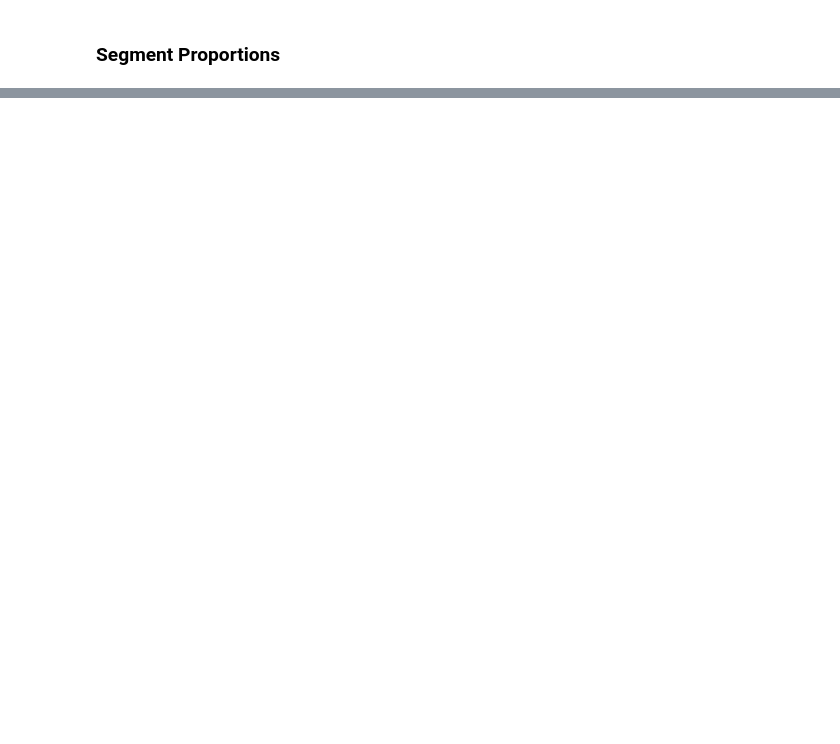
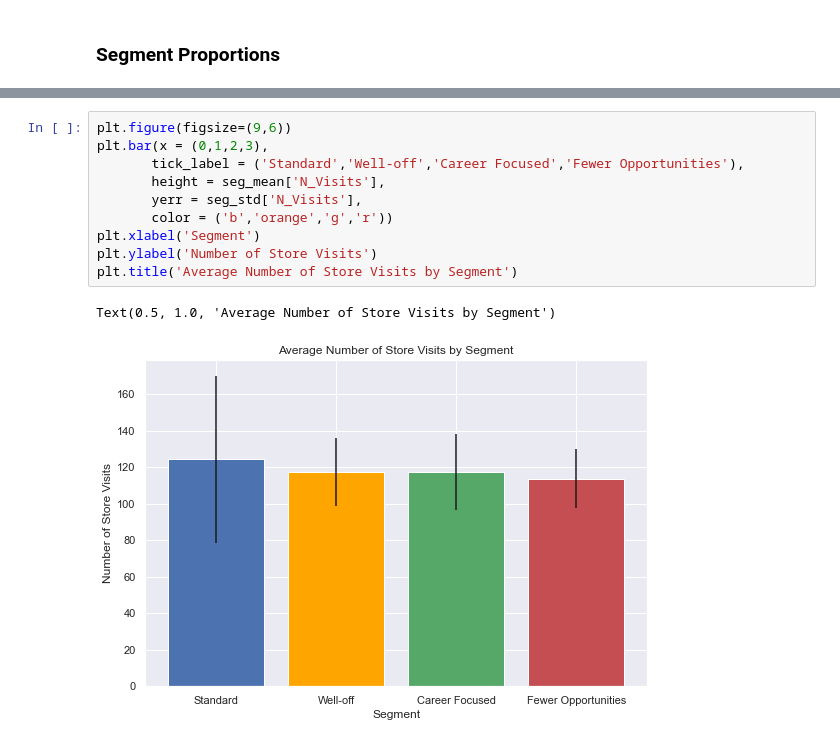
Before and after one commit to addds03/Customer-Analytics, a Jupyter notebook: Customer Analytics/Purchase Analytics.ipynb, the cells around one changed output, grey strips where cells are left out. Drawn from its saved outputs; the diff is of its cells as text; blank space fills up the shorter version.

```diff
--- a/Customer Analytics/Purchase Analytics.ipynb
+++ b/Customer Analytics/Purchase Analytics.ipynb
@@ -146,0 +140,13 @@ plt.show()
+# %%
+plt.figure(figsize=(9,6))
+plt.bar(x = (0,1,2,3),
+       tick_label = ('Standard','Well-off','Career Focused','Fewer Opportunities'),
+       height = seg_mean['N_Visits'],
+       yerr = seg_std['N_Visits'],
+       color = ('b','orange','g','r'))
+plt.xlabel('Segment')
+plt.ylabel('Number of Store Visits')
+plt.title('Average Number of Store Visits by Segment')
+# %% [output]
+Text(0.5, 1.0, 'Average Number of Store Visits by Segment')
+[figure, added]
```
Also changed, not shown: parts of 13 cells of this notebook.
